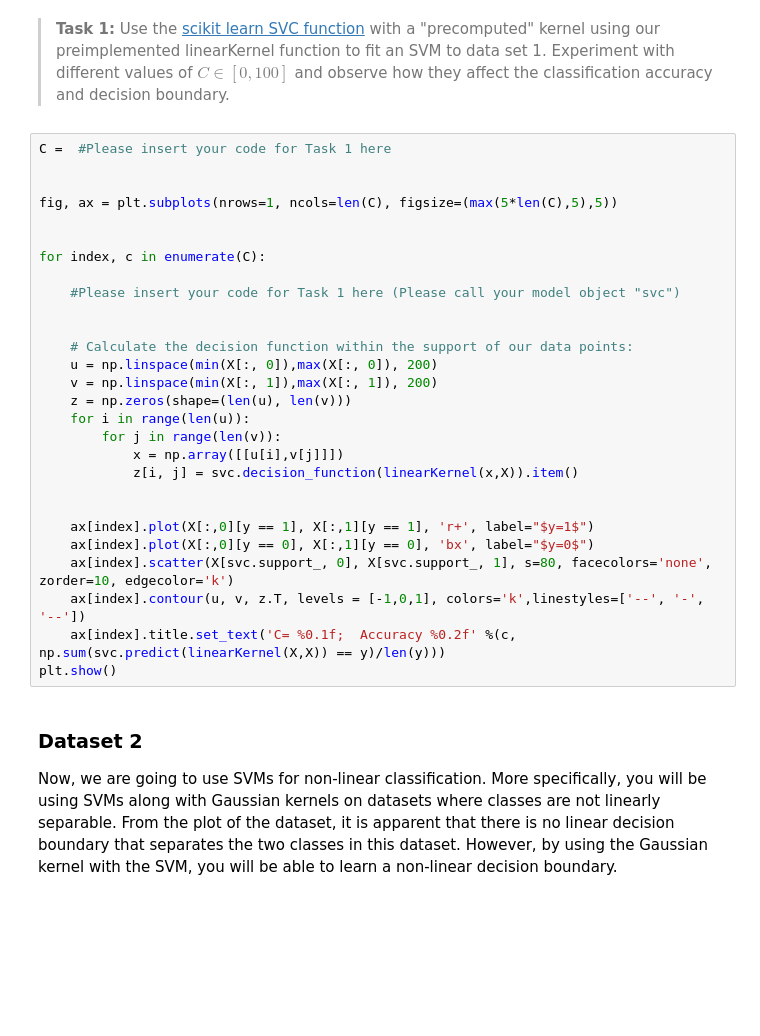
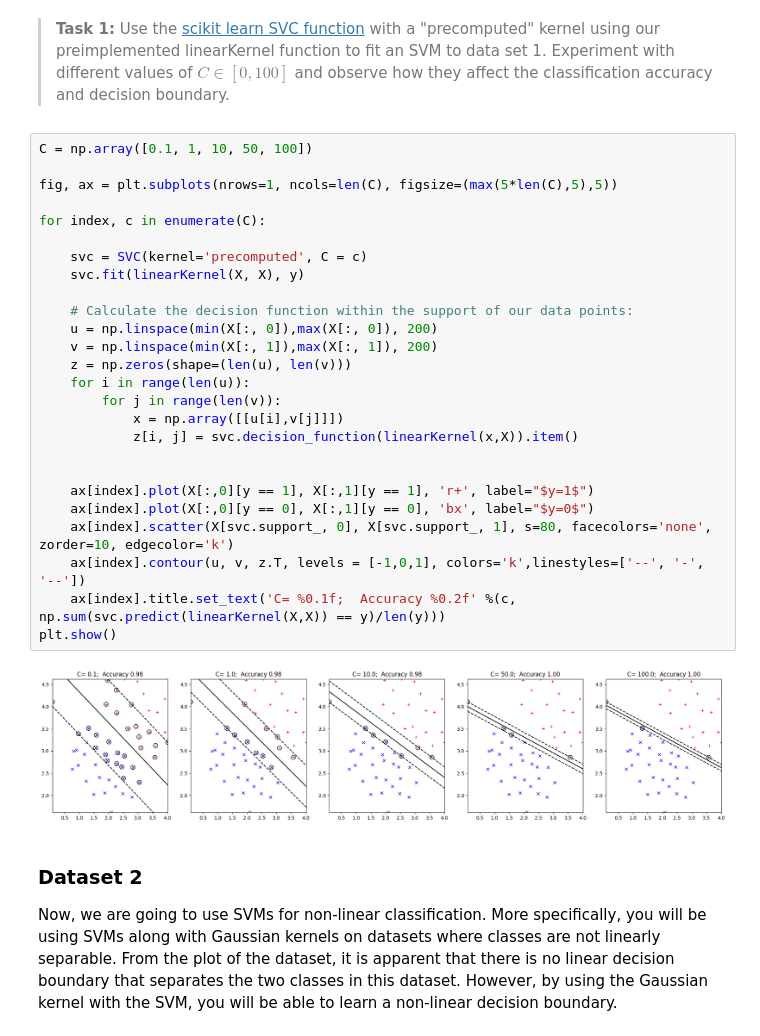
Before and after one commit to TristanDonze/Lab5-SVM-Non-Negative-Matrix-Factorisation, a Jupyter notebook: Lab5.ipynb, the cells around one changed output. Cells and saved outputs as stored; diff of their text form; blank space fills up the shorter version.

```diff
--- a/Lab5.ipynb
+++ b/Lab5.ipynb
@@ -135,33 +137,33 @@ plt.show()
 
 >**Task 1:** Use the [scikit learn SVC function](https://scikit-learn.org/stable/modules/generated/sklearn.svm.SVC.html#sklearn.svm.SVC) with a "precomputed" kernel using our preimplemented linearKernel function to fit an SVM to data set 1. Experiment with different values of $C\in [0,100]$ and observe how they affect the classification accuracy and decision boundary.
 # %%
-C =  #Please insert your code for Task 1 here
-
+C = np.array([0.1, 1, 10, 50, 100])
 
 fig, ax = plt.subplots(nrows=1, ncols=len(C), figsize=(max(5*len(C),5),5))
 
-
 for index, c in enumerate(C):
 
-    #Please insert your code for Task 1 here (Please call your model object "svc")
-
+    svc = SVC(kernel='precomputed', C = c)
+    svc.fit(linearKernel(X, X), y)
 
     # Calculate the decision function within the support of our data points:
     u = np.linspace(min(X[:, 0]),max(X[:, 0]), 200)
     v = np.linspace(min(X[:, 1]),max(X[:, 1]), 200)
     z = np.zeros(shape=(len(u), len(v)))
     for i in range(len(u)):
         for j in range(len(v)):
             x = np.array([[u[i],v[j]]])
             z[i, j] = svc.decision_function(linearKernel(x,X)).item()
 
 
     ax[index].plot(X[:,0][y == 1], X[:,1][y == 1], 'r+', label="$y=1$")
     ax[index].plot(X[:,0][y == 0], X[:,1][y == 0], 'bx', label="$y=0$")
     ax[index].scatter(X[svc.support_, 0], X[svc.support_, 1], s=80, facecolors='none', zorder=10, edgecolor='k')
     ax[index].contour(u, v, z.T, levels = [-1,0,1], colors='k',linestyles=['--', '-', '--'])
     ax[index].title.set_text('C= %0.1f;  Accuracy %0.2f' %(c, np.sum(svc.predict(linearKernel(X,X)) == y)/len(y)))
 plt.show()
+# %% [output]
+[figure, added]
 # %% [markdown]
 ### Dataset 2
 Now, we are going to use SVMs for non-linear classification. More specifically, you will be using SVMs along with Gaussian kernels on datasets where classes are not linearly separable. From the plot of the dataset, it is apparent that there is no linear decision boundary that separates the two classes in this dataset. However, by using the Gaussian kernel with the SVM, you will be able to learn a non-linear decision boundary.
```
Also changed, not shown: parts of 6 cells of this notebook, 1 other file.
